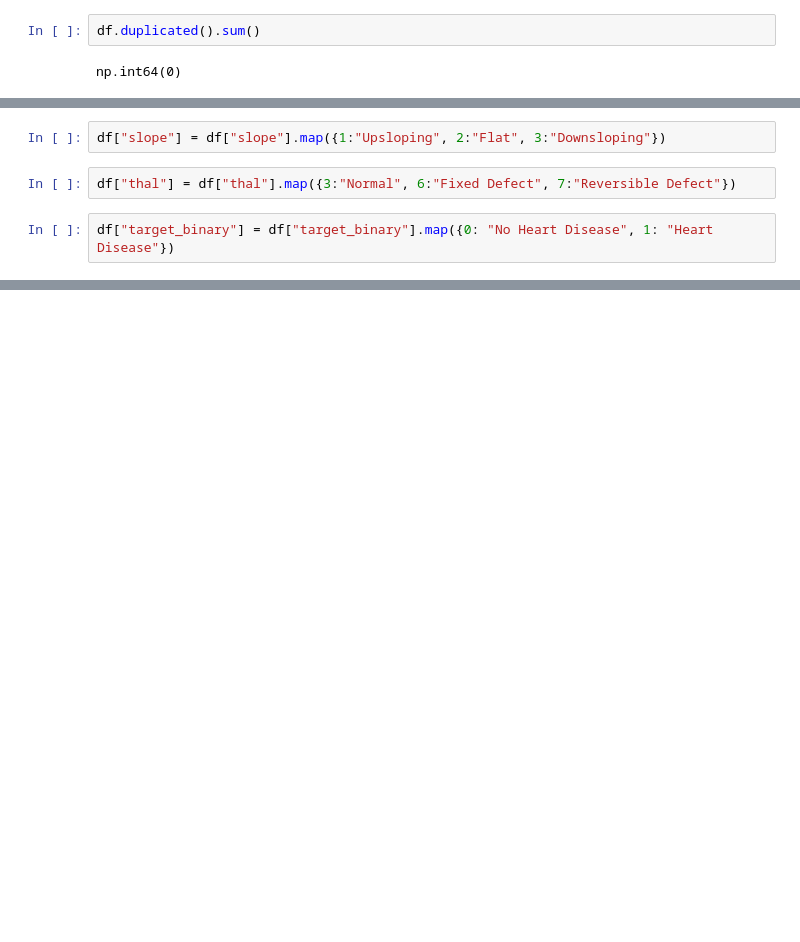
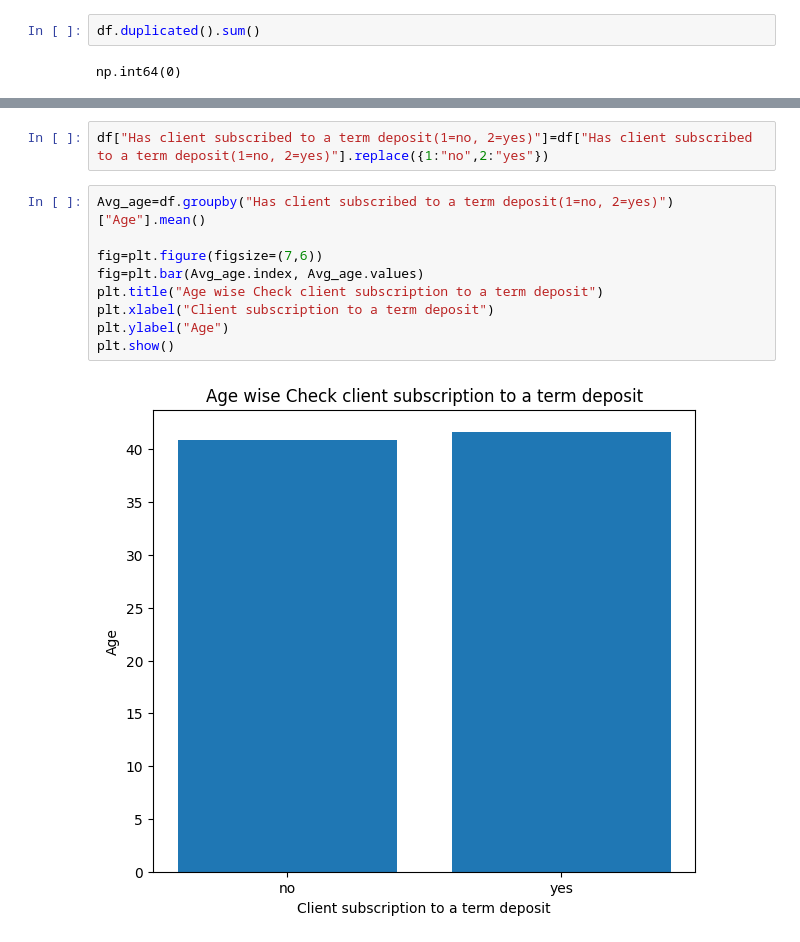
Before and after one commit to Madhvi728/DataScience-ML, a Jupyter notebook: analysis.ipynb, the cells around one changed output, grey strips where cells are left out. Drawn from its saved outputs; the diff is of its cells as text; blank space fills up the shorter version.

```diff
--- a/analysis.ipynb
+++ b/analysis.ipynb
@@ -107,6 +109,0 @@ df["exang"] = df["exang"].map({0:"No", 1:"Yes"})
-# %%
-df["slope"] = df["slope"].map({1:"Upsloping", 2:"Flat", 3:"Downsloping"})
-# %%
-df["thal"] = df["thal"].map({3:"Normal", 6:"Fixed Defect", 7:"Reversible Defect"})
-# %%
-df["target_binary"] = df["target_binary"].map({0: "No Heart Disease", 1: "Heart Disease"})
@@ -144,0 +144,13 @@ df.head()
+# %%
+df["Has client subscribed to a term deposit(1=no, 2=yes)"]=df["Has client subscribed to a term deposit(1=no, 2=yes)"].replace({1:"no",2:"yes"})
+# %%
+Avg_age=df.groupby("Has client subscribed to a term deposit(1=no, 2=yes)")["Age"].mean()
+
+fig=plt.figure(figsize=(7,6))
+fig=plt.bar(Avg_age.index, Avg_age.values)
+plt.title("Age wise Check client subscription to a term deposit")
+plt.xlabel("Client subscription to a term deposit")
+plt.ylabel("Age")
+plt.show()
+# %% [output]
+[figure, added]
```
Also changed, not shown: parts of 22 cells of this notebook, 2 other files.
